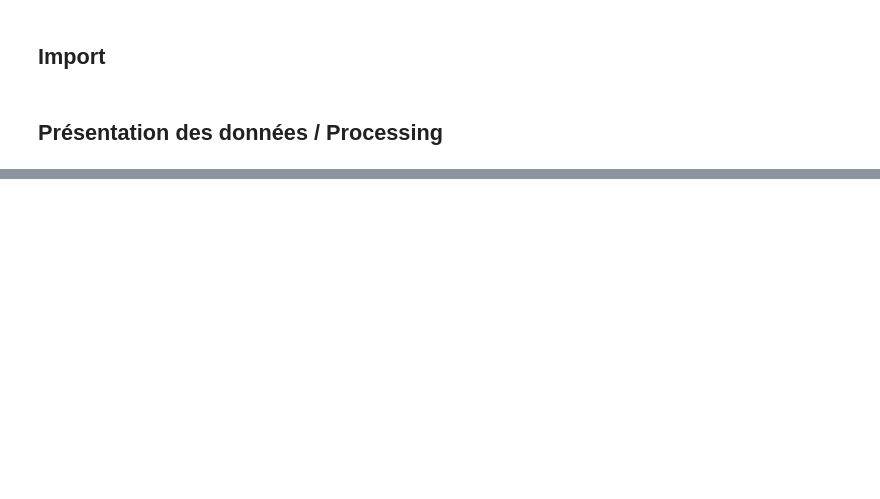
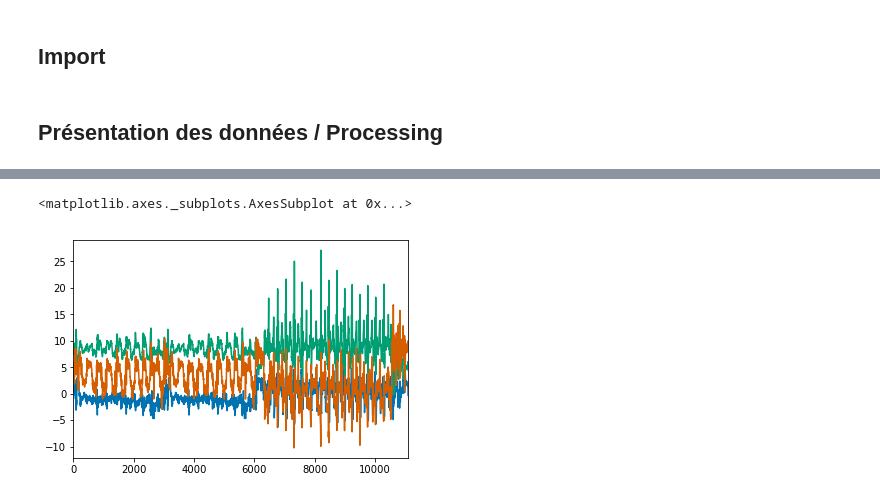
Before and after one commit to Vincent-Robert/Projet-SIGMA, a Jupyter notebook: Projet_script.ipynb, the cells around one changed output, grey strips where cells are left out. Cells and saved outputs as stored; diff of their text form; code cells hidden in the pictures; blank space fills up the shorter version.

```diff
--- a/Projet_script.ipynb
+++ b/Projet_script.ipynb
@@ -41,0 +45,7 @@ pd.DataFrame.plot(data);
+# %%
+data['x'].plot()
+data['y'].plot()
+data['z'].plot()
+# %% [output]
+<matplotlib.axes._subplots.AxesSubplot at 0x...>
+[figure, added]
```
Also changed, not shown: parts of 19 cells of this notebook, 3 other files.
